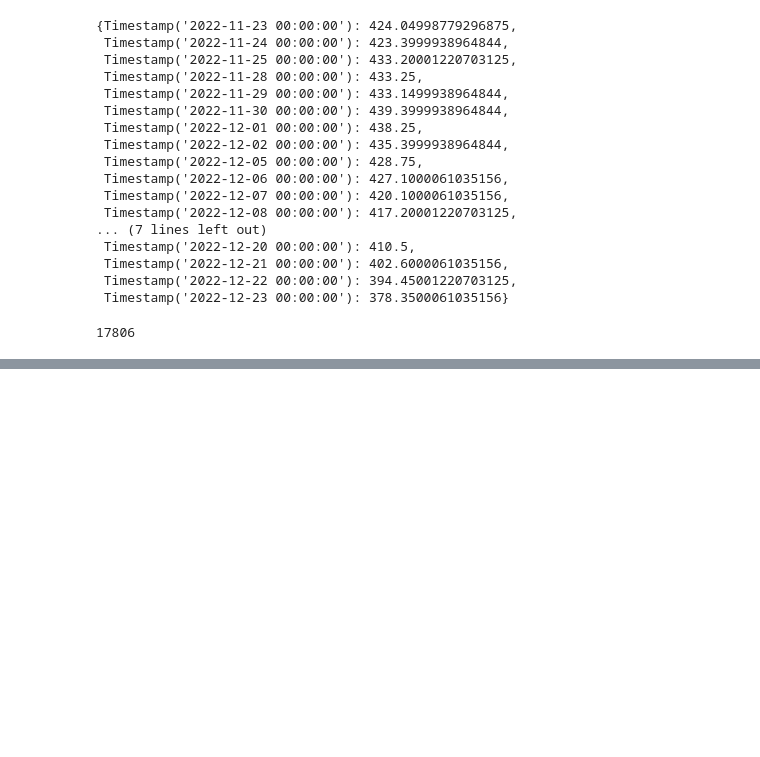
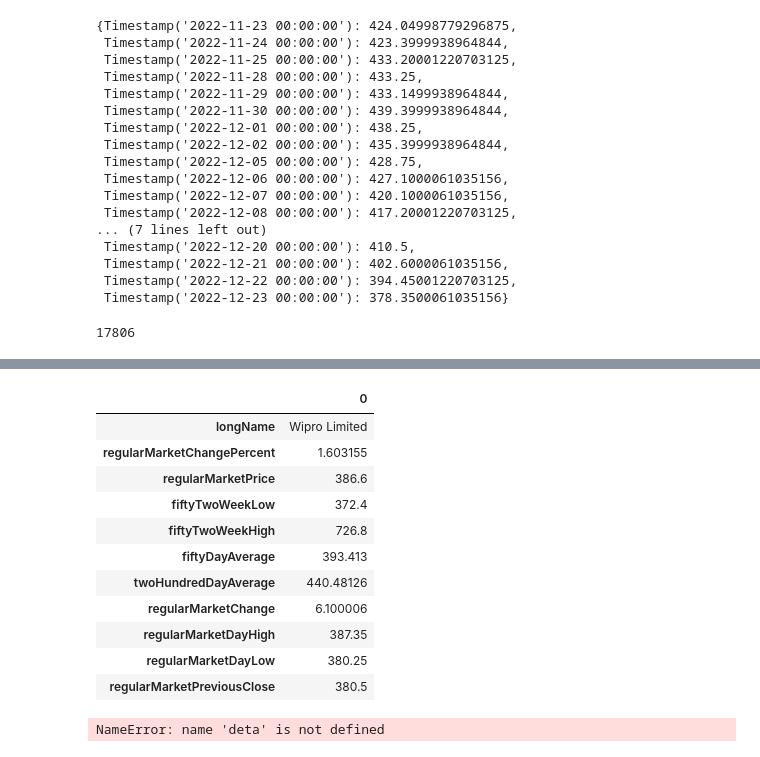
Before and after one commit to Praveen2135/Stocky_AI, a Jupyter notebook: Stocky_DB.ipynb, the cells around one changed output, grey strips where cells are left out. Saved outputs shown, nothing was run; the diff lists cells and outputs as text; code cells hidden in the pictures; blank space fills up the shorter version.

```diff
--- a/Stocky_DB.ipynb
+++ b/Stocky_DB.ipynb
@@ -316,0 +388,28 @@ int(get_live_price('^NSEI'))
+# %%
+def Stock_details(ticker):
+    details = get_quote_data(ticker)
+    L_ofItems=['longName','regularMarketChangePercent','regularMarketPrice','fiftyTwoWeekLow','fiftyTwoWeekHigh','fiftyDayAverage','twoHundredDayAverage','regularMarketChange','regularMarketDayHigh','regularMarketDayLow','regularMarketPreviousClose']
+    laa = []
+    for i in (L_ofItems):
+        laa.append(details[i])
+    df = pd.DataFrame(laa,index=L_ofItems)
+    return df
+# %%
+Stock_details('WIPRO.NS')
+# %% [output]
+|  | 0 |
+| longName | Wipro Limited |
+| regularMarketChangePercent | 1.603155 |
+| regularMarketPrice | 386.6 |
+| fiftyTwoWeekLow | 372.4 |
+| fiftyTwoWeekHigh | 726.8 |
+| fiftyDayAverage | 393.413 |
+| twoHundredDayAverage | 440.48126 |
+| regularMarketChange | 6.100006 |
+| regularMarketDayHigh | 387.35 |
+| regularMarketDayLow | 380.25 |
+| regularMarketPreviousClose | 380.5 |
+# %%
+db = Portfolio()
+# %% [output]
+NameError: name 'deta' is not defined
```
Also changed, not shown: parts of 8 cells of this notebook, 2 other files.
